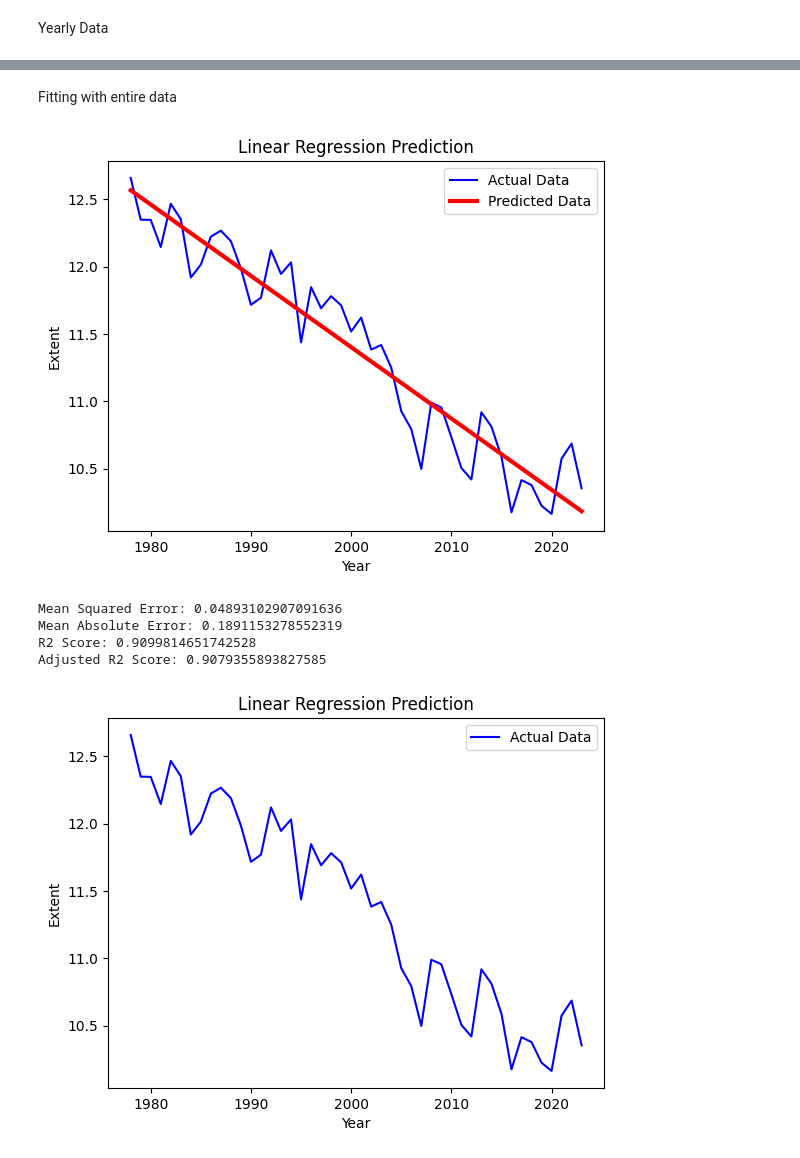
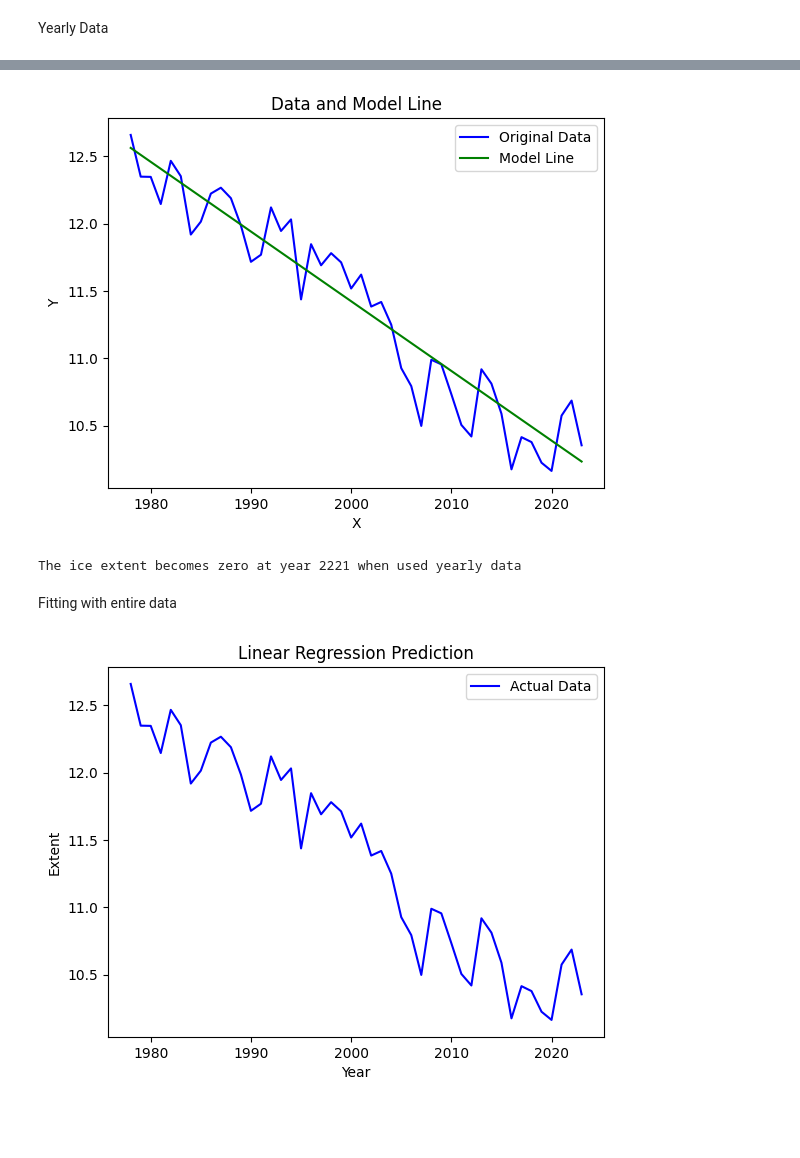
Before and after one commit to balakrish181/Arctic_ice, a Jupyter notebook: final_models.ipynb, the cells around one changed output, grey strips where cells are left out. Drawn from its saved outputs; the diff is of its cells as text; code cells hidden in the pictures; blank space fills up the shorter version.

```diff
--- a/final_models.ipynb
+++ b/final_models.ipynb
@@ -72,45 +93,27 @@ Mean Squared Error: 0.06277197923135061
+# %%
+plt.plot(x, y, color='blue', label='Original Data')
+
+plt.plot(x, model.predict(x), color='green', label='Model Line')
+plt.xlabel('X')
+plt.ylabel('Y')
+plt.title('Data and Model Line')
+plt.legend()
+plt.show()
+# %% [output]
+[figure, added]
+# %%
+sample_x = 1978
+while model.predict([[sample_x]]) > 0:
+    sample_x += 1
+
+# Highlight the point where y <= 0
+sample_y = model.predict([[sample_x]])
+
+print(f'The ice extent becomes zero at year {sample_x} when used yearly data')
+# %% [output]
+The ice extent becomes zero at year 2221 when used yearly data
 # %% [markdown]
 Fitting with entire data
-# %%
-from sklearn.metrics import mean_absolute_error, r2_score
-# Fit the model
-model.fit(x, y)
-
-# Predict the values
-y_pred = model.predict(x)
-
-# Plot the original data and the predicted values
-plt.plot(x, y, color='blue', label='Actual Data')
-plt.plot(x, y_pred, color='red', linewidth=3, label='Predicted Data')
-plt.xlabel('Year')
-plt.ylabel('Extent')
-plt.title('Linear Regression Prediction')
-plt.legend()
-plt.show()
-
-# Calculate Mean Squared Error
-mse = mean_squared_error(y, y_pred)
-print(f'Mean Squared Error: {mse}')
-
-# Calculate Mean Absolute Error
-mae = mean_absolute_error(y, y_pred)
-print(f'Mean Absolute Error: {mae}')
-
-# Calculate R2 Score
-r2 = r2_score(y, y_pred)
-print(f'R2 Score: {r2}')
-
-# Calculate Adjusted R2 Score
-n = len(x)
-p = 1  # Number of predictors (in this case, only 'year')
-adjusted_r2 = 1 - (1 - r2) * (n - 1) / (n - p - 1)
-print(f'Adjusted R2 Score: {adjusted_r2}')
-# %% [output]
-[figure, removed]
-Mean Squared Error: 0.04893102907091636
-Mean Absolute Error: 0.1891153278552319
-R2 Score: 0.9099814651742528
-Adjusted R2 Score: 0.9079355893827585
 # %%
 from sklearn.model_selection import GridSearchCV
 from sklearn.svm import SVR
```
Also changed, not shown: parts of 7 cells of this notebook.
